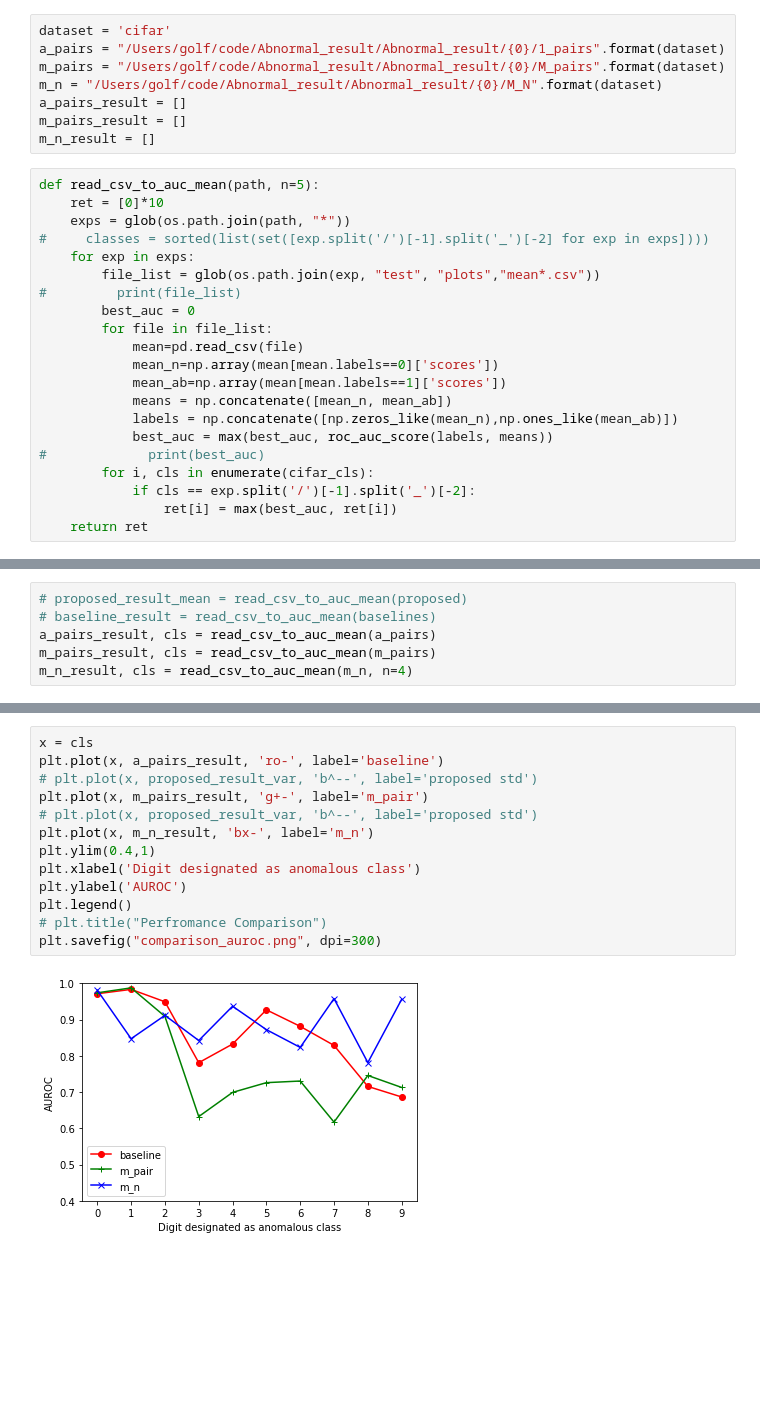
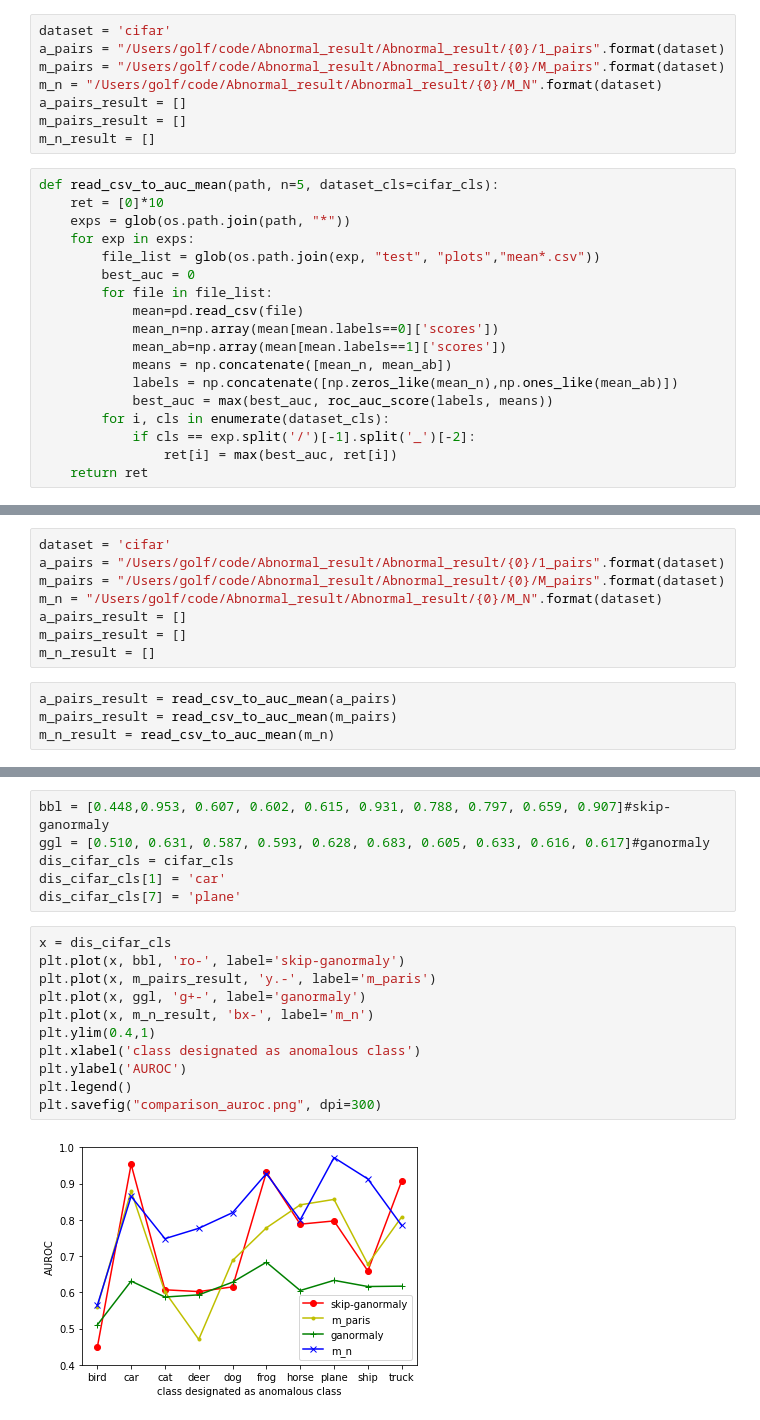
Before and after one commit to Xiaohui9607/AbnormalBDL, a Jupyter notebook: plotting/Comparison.ipynb, the cells around one changed output, grey strips where cells are left out. Saved outputs shown, nothing was run; the diff lists cells and outputs as text; blank space fills up the shorter version.

```diff
--- a/plotting/Comparison.ipynb
+++ b/plotting/Comparison.ipynb
@@ -17,13 +17,11 @@ a_pairs_result = []
 m_pairs_result = []
 m_n_result = []
 # %%
-def read_csv_to_auc_mean(path, n=5):
+def read_csv_to_auc_mean(path, n=5, dataset_cls=cifar_cls):
     ret = [0]*10
     exps = glob(os.path.join(path, "*"))
-#     classes = sorted(list(set([exp.split('/')[-1].split('_')[-2] for exp in exps])))
     for exp in exps:
         file_list = glob(os.path.join(exp, "test", "plots","mean*.csv"))
-#         print(file_list)
         best_auc = 0
         for file in file_list:
             mean=pd.read_csv(file)
@@ -32,8 +30,7 @@ def read_csv_to_auc_mean(path, n=5):
             means = np.concatenate([mean_n, mean_ab])
             labels = np.concatenate([np.zeros_like(mean_n),np.ones_like(mean_ab)])
             best_auc = max(best_auc, roc_auc_score(labels, means))
-#             print(best_auc)
-        for i, cls in enumerate(cifar_cls):
+        for i, cls in enumerate(dataset_cls):
             if cls == exp.split('/')[-1].split('_')[-2]:
                 ret[i] = max(best_auc, ret[i])
     return ret
@@ -60,6 +74,12 @@ def read_csv_to_auprc_mean(path, n=5):
+# %%
+dataset = 'cifar'
+a_pairs = "/Users/golf/code/Abnormal_result/Abnormal_result/{0}/1_pairs".format(dataset)
+m_pairs = "/Users/golf/code/Abnormal_result/Abnormal_result/{0}/M_pairs".format(dataset)
+m_n = "/Users/golf/code/Abnormal_result/Abnormal_result/{0}/M_N".format(dataset)
+a_pairs_result = []
+m_pairs_result = []
+m_n_result = []
 # %%
-# proposed_result_mean = read_csv_to_auc_mean(proposed)
-# baseline_result = read_csv_to_auc_mean(baselines)
-a_pairs_result, cls = read_csv_to_auc_mean(a_pairs)
-m_pairs_result, cls = read_csv_to_auc_mean(m_pairs)
-m_n_result, cls = read_csv_to_auc_mean(m_n, n=4)
+a_pairs_result = read_csv_to_auc_mean(a_pairs)
+m_pairs_result = read_csv_to_auc_mean(m_pairs)
+m_n_result = read_csv_to_auc_mean(m_n)
@@ -66,15 +99,19 @@ m_n_result, cls = read_csv_to_auc_mean(m_n, n=4)
+# %%
+bbl = [0.448,0.953, 0.607, 0.602, 0.615, 0.931, 0.788, 0.797, 0.659, 0.907]#skip-ganormaly
+ggl = [0.510, 0.631, 0.587, 0.593, 0.628, 0.683, 0.605, 0.633, 0.616, 0.617]#ganormaly
+dis_cifar_cls = cifar_cls
+dis_cifar_cls[1] = 'car'
+dis_cifar_cls[7] = 'plane'
 # %%
-x = cls
-plt.plot(x, a_pairs_result, 'ro-', label='baseline')
-# plt.plot(x, proposed_result_var, 'b^--', label='proposed std')
-plt.plot(x, m_pairs_result, 'g+-', label='m_pair')
-# plt.plot(x, proposed_result_var, 'b^--', label='proposed std')
+x = dis_cifar_cls
+plt.plot(x, bbl, 'ro-', label='skip-ganormaly')
+plt.plot(x, m_pairs_result, 'y.-', label='m_paris')
+plt.plot(x, ggl, 'g+-', label='ganormaly')
 plt.plot(x, m_n_result, 'bx-', label='m_n')
 plt.ylim(0.4,1)
-plt.xlabel('Digit designated as anomalous class')
+plt.xlabel('class designated as anomalous class')
 plt.ylabel('AUROC')
 plt.legend()
-# plt.title("Perfromance Comparison")
 plt.savefig("comparison_auroc.png", dpi=300)
 # %% [output]
-[figure, old version]
+[figure, new version]
```
Also changed, not shown: parts of 12 cells of this notebook, 9 other files.
